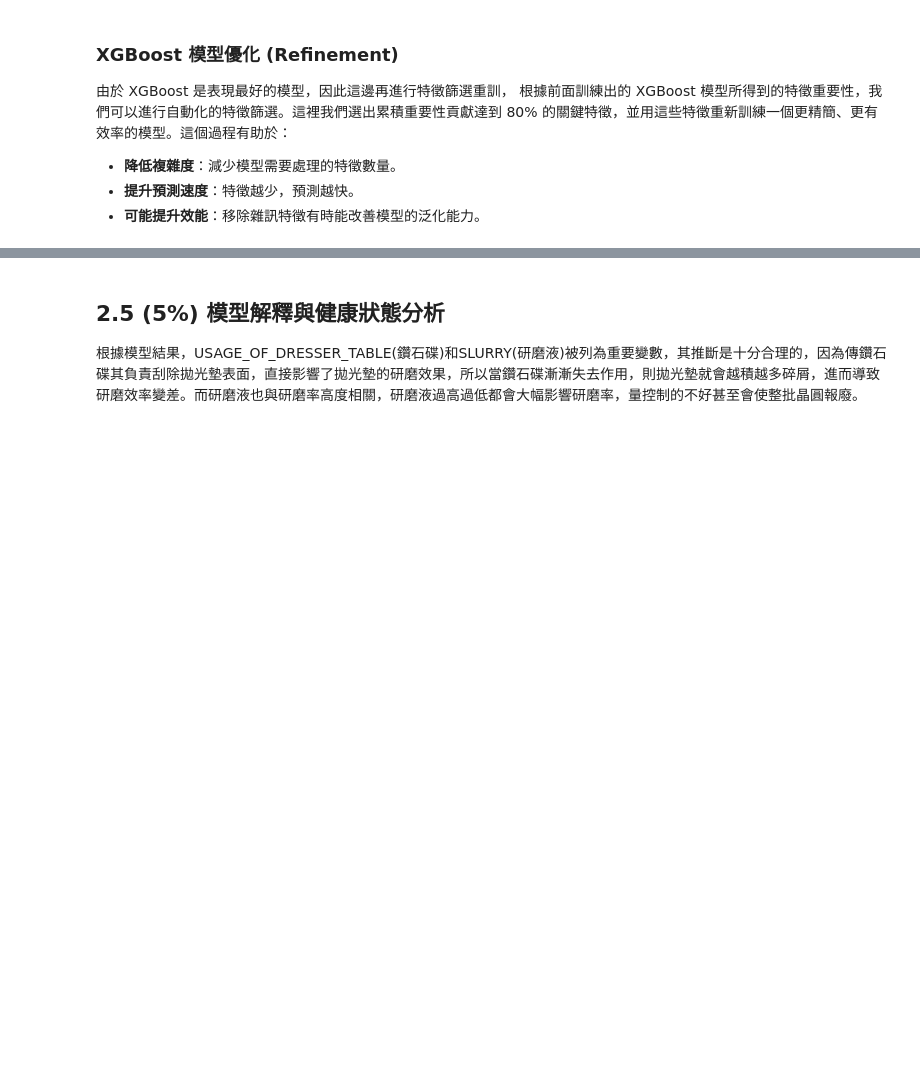
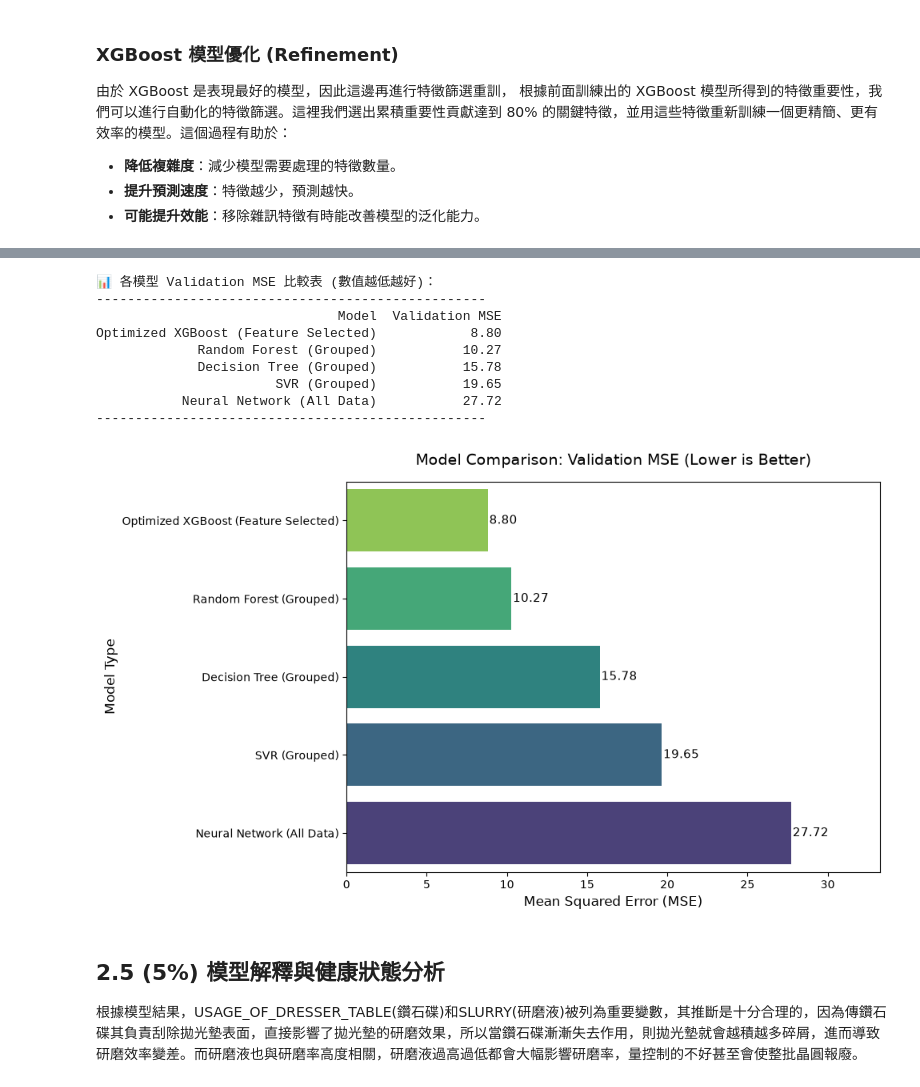
Before and after one commit to kennychennn/Semiconductor-cmp-prediction, a Jupyter notebook: notebooks/CMP.ipynb, the cells around one changed output, grey strips where cells are left out. Saved outputs shown, nothing was run; the diff lists cells and outputs as text; code cells hidden in the pictures; blank space fills up the shorter version.

```diff
--- a/notebooks/CMP.ipynb
+++ b/notebooks/CMP.ipynb
@@ -775,7 +915,6 @@ import seaborn as sns
 # 🌟 模型 Validation MSE 總整理 (Model Comparison)
 # ====================================================================
 
-# 💡 請將下方的 None 替換為您本地端實際跑出來的 Validation MSE 數值
 results_dict = {
     'Model': [
         'Decision Tree (Grouped)',
@@ -785,44 +924,55 @@ results_dict = {
         'Neural Network (All Data)'
     ],
     'Validation MSE': [
-        16.12,          # 稍早提供的 DT 數據
-        10.15,           # 替換為您的 Random Forest MSE
-        9.19,           # 替換為您的 Optimized XGBoost MSE
-        19.55,           # 替換為您的 SVR MSE
-        24.4            # 替換為您的不分組 NN MSE
+        15.78,          # 稍早提供的 DT 數據
+        10.27,           # 替換為您的 Random Forest MSE
+        8.80,           # 替換為您的 Optimized XGBoost MSE
+        19.65,           # 替換為您的 SVR MSE
+        27.72           # 替換為您的不分組 NN MSE
     ]
 }
 
 # 建立 DataFrame 並移除尚未填寫數值的模型 (方便您分批填寫)
 df_results = pd.DataFrame(results_dict)
 df_results = df_results.dropna().sort_values(by='Validation MSE', ascending=True)
 
 # 1. 印出文字比較表
 print("📊 各模型 Validation MSE 比較表 (數值越低越好)：")
 print("-" * 50)
 print(df_results.to_string(index=False))
 print("-" * 50)
 
 # 2. 繪製橫向長條圖進行視覺化
 plt.figure(figsize=(10, 6))
 # 根據 MSE 大小給予顏色深淺 (越小的越綠/深，越大的越黃/淺)
 sns.barplot(
     x='Validation MSE',
     y='Model',
     data=df_results,
     palette='viridis_r'
 )
 
 # 在長條圖上標上數值
 for index, value in enumerate(df_results['Validation MSE']):
     plt.text(value + 0.1, index, f'{value:.2f}', va='center', fontsize=11)
 
 plt.title('Model Comparison: Validation MSE (Lower is Better)', fontsize=14, pad=15)
 plt.xlabel('Mean Squared Error (MSE)', fontsize=12)
 plt.ylabel('Model Type', fontsize=12)
 plt.xlim(0, df_results['Validation MSE'].max() * 1.2) # 讓右邊留點空間顯示文字
 plt.tight_layout()
 plt.show()
+# %% [output]
+📊 各模型 Validation MSE 比較表 (數值越低越好)：
+--------------------------------------------------
+                               Model  Validation MSE
+Optimized XGBoost (Feature Selected)            8.80
+             Random Forest (Grouped)           10.27
+             Decision Tree (Grouped)           15.78
+                       SVR (Grouped)           19.65
+           Neural Network (All Data)           27.72
+--------------------------------------------------
+[figure, added]
 # %% [markdown]
 ## 2.5 (5%) 模型解釋與健康狀態分析
 根據模型結果，USAGE_OF_DRESSER_TABLE(鑽石碟)和SLURRY(研磨液)被列為重要變數，其推斷是十分合理的，因為傳鑽石碟其負責刮除拋光墊表面，直接影響了拋光墊的研磨效果，所以當鑽石碟漸漸失去作用，則拋光墊就會越積越多碎屑，進而導致研磨效率變差。而研磨液也與研磨率高度相關，研磨液過高過低都會大幅影響研磨率，量控制的不好甚至會使整批晶圓報廢。
```
Also changed, not shown: parts of 9 cells of this notebook, 1 other file.
